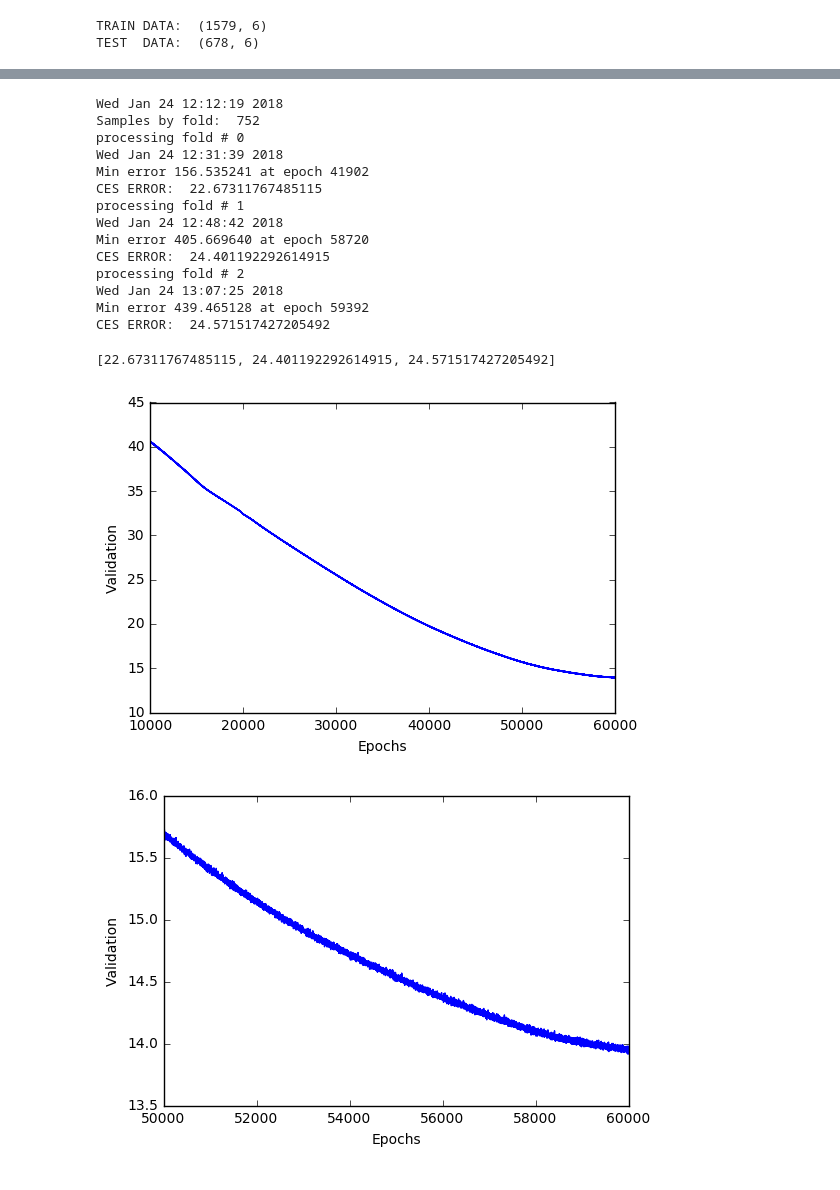
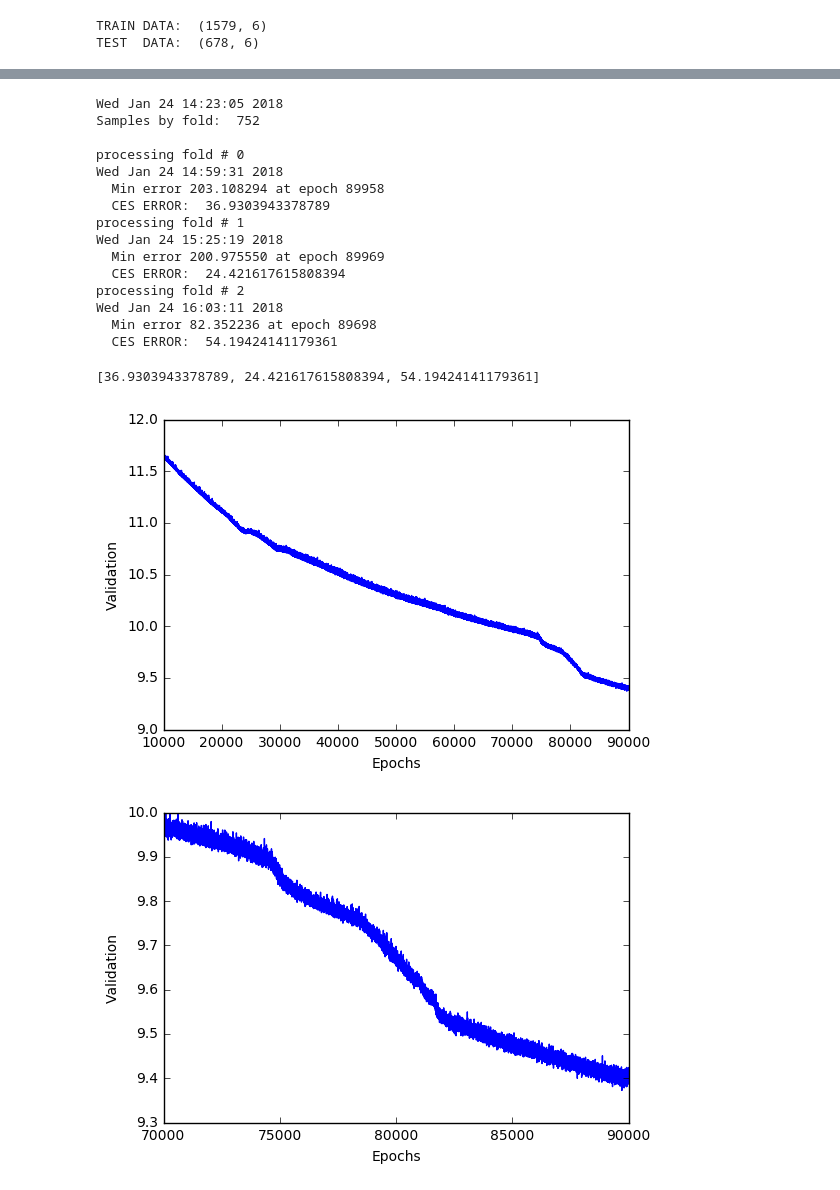
Before and after one commit to ccasanoval/IndoorLocation, a Jupyter notebook: wifi3_feat_engineering.ipynb, the cells around one changed output, grey strips where cells are left out. Saved outputs shown, nothing was run; the diff lists cells and outputs as text; code cells hidden in the pictures.

```diff
--- a/wifi3_feat_engineering.ipynb
+++ b/wifi3_feat_engineering.ipynb
@@ -170,8 +170,7 @@ def beep():
 #################################################################################################
 #Loading the data
 datos = pd.read_csv('datos.csv')
-
-datos.sample(frac=1)
+datos = datos.sample(frac=1)#Returns a random sample of items from an axis of object.
 
 #x_data = datos.drop(labels=['PTO_X', 'PTO_Y', 'WI3', 'WI5', 'WI8', 'WI9'], axis=1)
 x_data = datos.drop(labels=['PTO_X', 'PTO_Y', 'WI2', 'WI6', 'WI8', 'WI9'], axis=1)
@@ -198,7 +197,7 @@ MEAN: -62.442791,  STD DEV: 2.601134
 #################################################################################################
 #ANN Model
 batch_size=128
-epocas=60000
+epocas=90000
 
 def build_model():
     model = models.Sequential()
@@ -327,42 +326,43 @@ for i in range(k):
     print("  CES ERROR: ", calcError(y_test, y_predicted))
 beep()
 # %% [output]
-Wed Jan 24 12:12:19 2018
+Wed Jan 24 14:23:05 2018
 Samples by fold:  752
+
 processing fold # 0
-Wed Jan 24 12:31:39 2018
-Min error 156.535241 at epoch 41902
-CES ERROR:  22.67311767485115
+Wed Jan 24 14:59:31 2018
+  Min error 203.108294 at epoch 89958
+  CES ERROR:  36.9303943378789
 processing fold # 1
-Wed Jan 24 12:48:42 2018
-Min error 405.669640 at epoch 58720
-CES ERROR:  24.401192292614915
+Wed Jan 24 15:25:19 2018
+  Min error 200.975550 at epoch 89969
+  CES ERROR:  24.421617615808394
 processing fold # 2
-Wed Jan 24 13:07:25 2018
-Min error 439.465128 at epoch 59392
-CES ERROR:  24.571517427205492
+Wed Jan 24 16:03:11 2018
+  Min error 82.352236 at epoch 89698
+  CES ERROR:  54.19424141179361
 # %%
 print(all_scores)
 average_hist = [np.mean([x[i] for x in all_hist]) for i in range(epocas)]
 
 offset0 = 10000
 offset1 = None
 smooth_history = average_hist[offset0:offset1]
 plt.plot(range(1+offset0, len(smooth_history) + 1 + offset0), smooth_history)
 plt.xlabel('Epochs')
 plt.ylabel('Validation')
 plt.show()
 
-offset0 = 50000
+offset0 = 70000
 offset1 = None
 smooth_history = average_hist[offset0:offset1]#
 plt.plot(range(1+offset0, len(smooth_history) + 1 + offset0), smooth_history)
 plt.xlabel('Epochs')
 plt.ylabel('Validation')
 plt.show()
 # %% [output]
-[22.67311767485115, 24.401192292614915, 24.571517427205492]
+[36.9303943378789, 24.421617615808394, 54.19424141179361]
-[figure, old version]
+[figure, new version]
-[figure, old version]
+[figure, new version]
 # %%
 #Entrenar la red con todos los daton hasta la mejor epoca
```
Also changed, not shown: parts of 10 cells of this notebook, 1 other file.
